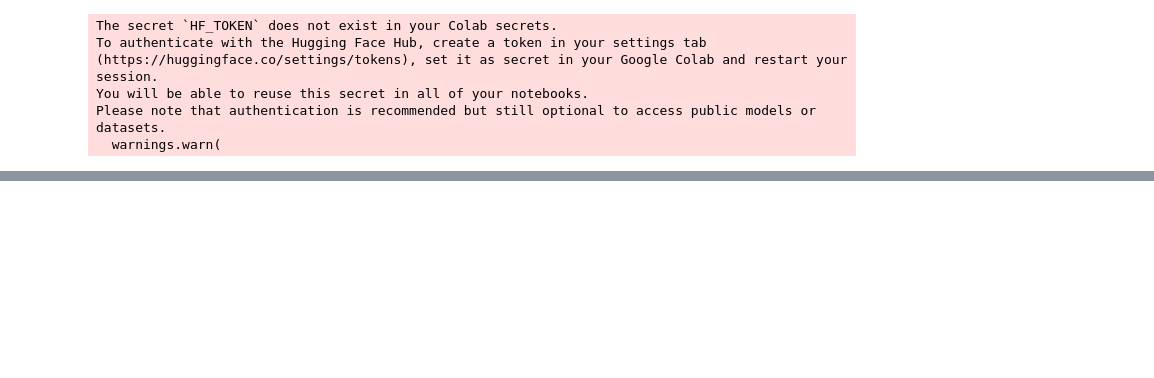
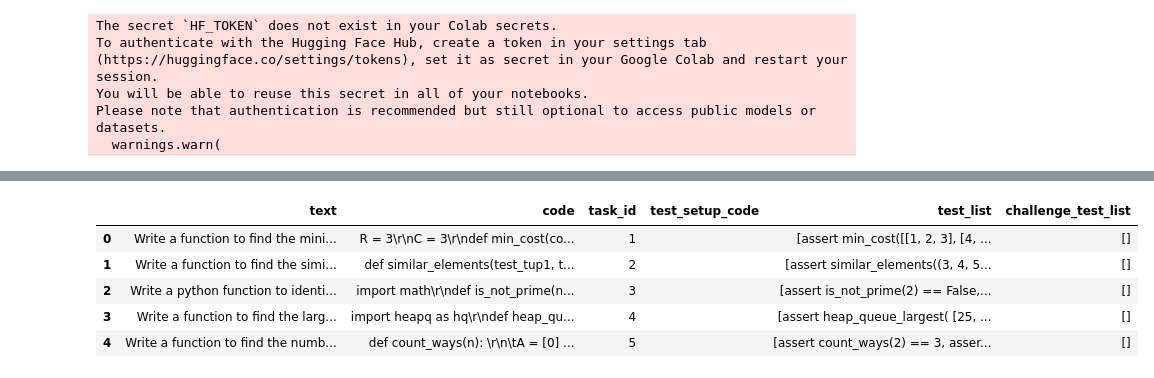
Before and after one commit to salwamohammed23/My_projects, a Jupyter notebook: Code_Generation_using_RAG/LangGraph_Powered_Python_Code_Assistant.ipynb, the cells around one changed output, grey strips where cells are left out. Cells and saved outputs as stored; diff of their text form; code cells hidden in the pictures; blank space fills up the shorter version.

```diff
--- a/Code_Generation_using_RAG/LangGraph_Powered_Python_Code_Assistant.ipynb
+++ b/Code_Generation_using_RAG/LangGraph_Powered_Python_Code_Assistant.ipynb
@@ -21,3 +36,3 @@ Requirement already satisfied: pyasn1<0.7.0,>=0.6.1 in /usr/local/lib/python3.11
 # %%
 from google.colab import userdata
-api_key =userdata.get('fristapi')
+api_key_coder =userdata.get('coder')
@@ -41,5 +50,4 @@ class CodeAssistantState(TypedDict):
 # %%
-
 # ---------------------------
 # 2. Initialize Components
 # ---------------------------
@@ -49,7 +57,7 @@ extracted_data = df[['task_id', 'prompt', 'canonical_solution']]
 
 # Initialize models and DB
 embedding_model = SentenceTransformer("all-MiniLM-L6-v2")
-groq_client = Groq(api_key=api_key)  # Replace with secure API key handling
+groq_client = Groq(api_key=api_key_coder)  # استبدل بمفتاح API الفعلي
 
 client = chromadb.Client(Settings(
     anonymized_telemetry=False,
@@ -292,0 +438,12 @@ Goodbye!
+# %%
+import pandas as pd
+
+df = pd.DataFrame(test_data)
+df.head()
+# %% [output]
+|  | text | code | task_id | test_setup_code | test_list | challenge_test_list |
+| 0 | Write a function to find the mini... | R = 3\r\nC = 3\r\ndef min_cost(co... | 1 |  | [assert min_cost([[1, 2, 3], [4, ... | [] |
+| 1 | Write a function to find the simi... | def similar_elements(test_tup1, t... | 2 |  | [assert similar_elements((3, 4, 5... | [] |
+| 2 | Write a python function to identi... | import math\r\ndef is_not_prime(n... | 3 |  | [assert is_not_prime(2) == False,... | [] |
+| 3 | Write a function to find the larg... | import heapq as hq\r\ndef heap_qu... | 4 |  | [assert heap_queue_largest( [25, ... | [] |
+| 4 | Write a function to find the numb... | def count_ways(n): \r\n\tA = [0] ... | 5 |  | [assert count_ways(2) == 3, asser... | [] |
```
Also changed, not shown: parts of 20 cells of this notebook.
